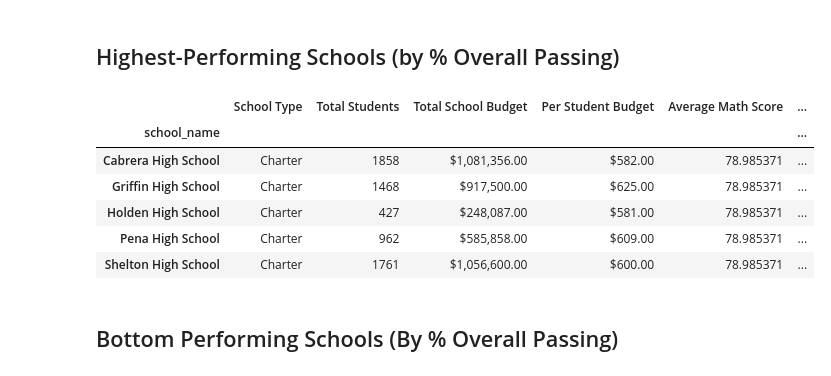
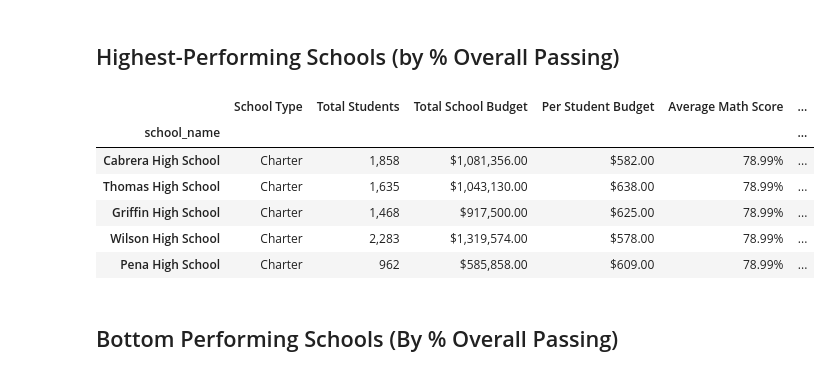
Before and after one commit to akhattaway/pandas-challenge, a Jupyter notebook: Starter_Code/PyCitySchools/PyCitySchools_starter.ipynb, the cells around one changed output. Cells and saved outputs as stored; diff of their text form; code cells hidden in the pictures.

```diff
--- a/Starter_Code/PyCitySchools/PyCitySchools_starter.ipynb
+++ b/Starter_Code/PyCitySchools/PyCitySchools_starter.ipynb
@@ -331,6 +331,13 @@ per_school_summary = pd.DataFrame({
 # Formatting
 per_school_summary["Total School Budget"] = per_school_summary["Total School Budget"].map("${:,.2f}".format)
 per_school_summary["Per Student Budget"] = per_school_summary["Per Student Budget"].map("${:,.2f}".format)
+per_school_summary["Total Students"] = per_school_summary["Total Students"].map("{:,}".format)
+per_school_summary["Average Math Score"] = per_school_summary["Average Math Score"].map("{:,.2f}%".format)
+per_school_summary["Average Reading Score"] = per_school_summary["Average Reading Score"].map("{:,.2f}%".format)
+per_school_summary["% Passing Math"] = per_school_summary["% Passing Math"].map("{:,.2f}%".format)
+per_school_summary["% Passing Reading"] = per_school_summary["% Passing Reading"].map("{:,.2f}%".format)
+per_school_summary["% Overall Passing"] = per_school_summary["% Overall Passing"].map("{:,.2f}%".format)
+
 
 # Display the DataFrame
 per_school_summary
@@ -357,15 +364,16 @@ per_school_summary
 # %%
 # Sort the schools by `% Overall Passing` in descending order and display the top 5 rows.
 top_schools = per_school_summary[overall_passing_rate >= 70]
-top_schools.head(5)
+top_schools_sorted = top_schools.sort_values(by='% Overall Passing', ascending=False)
+top_schools_sorted.head(5)
 # %% [output]
 |  | School Type | Total Students | Total School Budget | Per Student Budget | Average Math Score | ... |
 | school_name |  |  |  |  |  | ... |
-| Cabrera High School | Charter | 1858 | $1,081,356.00 | $582.00 | 78.985371 | ... |
-| Griffin High School | Charter | 1468 | $917,500.00 | $625.00 | 78.985371 | ... |
-| Holden High School | Charter | 427 | $248,087.00 | $581.00 | 78.985371 | ... |
-| Pena High School | Charter | 962 | $585,858.00 | $609.00 | 78.985371 | ... |
-| Shelton High School | Charter | 1761 | $1,056,600.00 | $600.00 | 78.985371 | ... |
+| Cabrera High School | Charter | 1,858 | $1,081,356.00 | $582.00 | 78.99% | ... |
+| Thomas High School | Charter | 1,635 | $1,043,130.00 | $638.00 | 78.99% | ... |
+| Griffin High School | Charter | 1,468 | $917,500.00 | $625.00 | 78.99% | ... |
+| Wilson High School | Charter | 2,283 | $1,319,574.00 | $578.00 | 78.99% | ... |
+| Pena High School | Charter | 962 | $585,858.00 | $609.00 | 78.99% | ... |
 # %% [markdown]
 ## Bottom Performing Schools (By % Overall Passing)
 # %%
```
Also changed, not shown: parts of 8 cells of this notebook, 8 other files.
